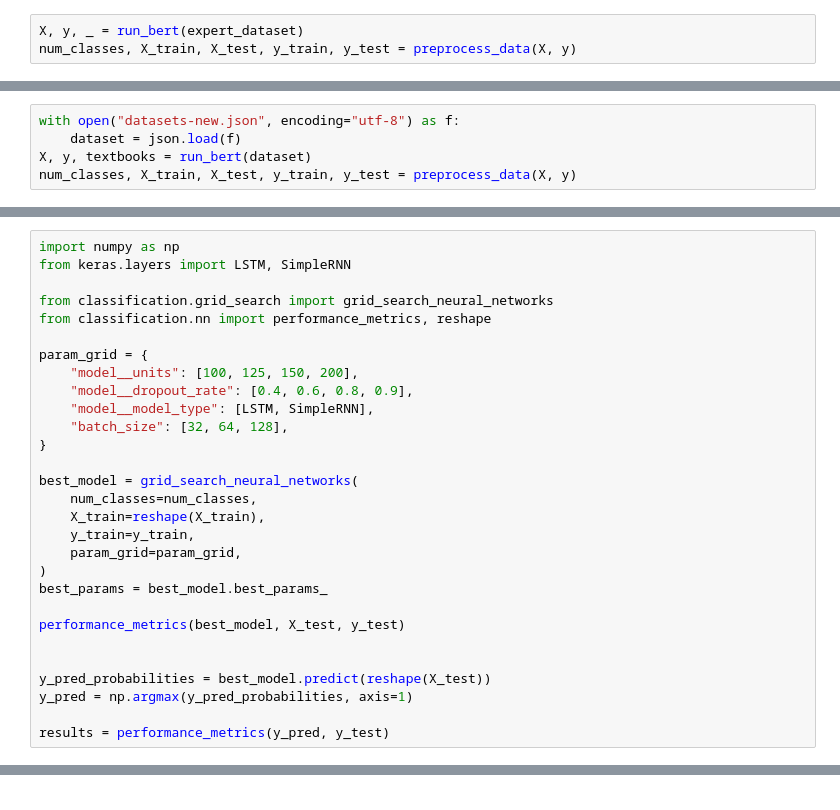
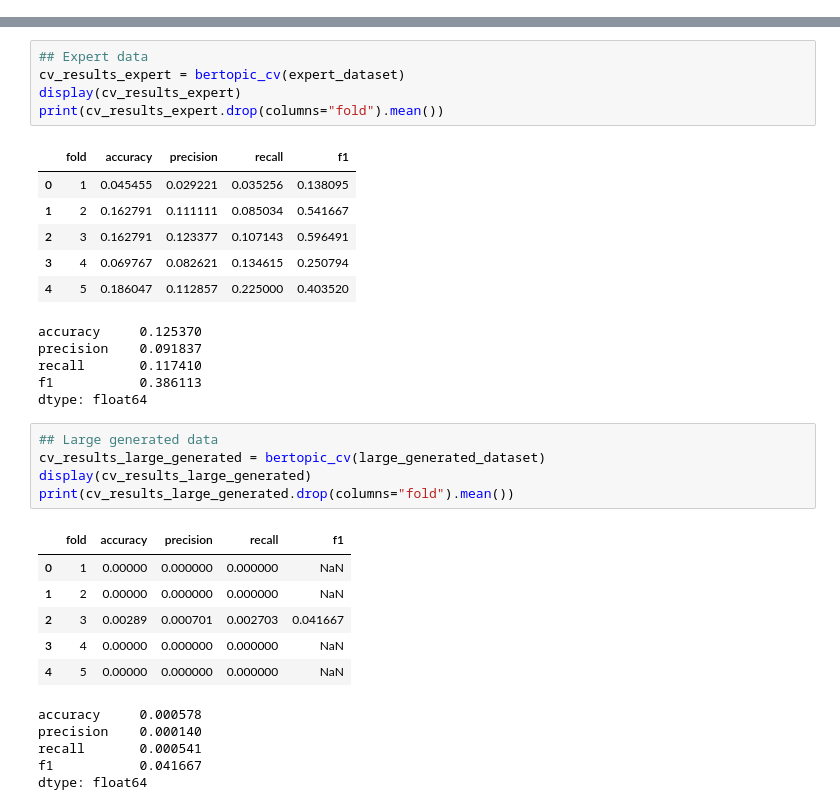
Before and after one commit to haroldcristopher/TextBook_Topic, a Jupyter notebook: classification.ipynb, the cells around one changed output, grey strips where cells are left out. Drawn from its saved outputs; the diff is of its cells as text.

Commit message:
Add classification cross-validation + fine tuning

```diff
--- a/classification.ipynb
+++ b/classification.ipynb
@@ -24,3 +28,0 @@ expert_dataset = expert_integration(
-# %%
-X, y, _ = run_bert(expert_dataset)
-num_classes, X_train, X_test, y_train, y_test = preprocess_data(X, y)
@@ -88,5 +97,0 @@ with open("datasets-new.json", "w") as f:
-# %%
-with open("datasets-new.json", encoding="utf-8") as f:
-    dataset = json.load(f)
-X, y, textbooks = run_bert(dataset)
-num_classes, X_train, X_test, y_train, y_test = preprocess_data(X, y)
@@ -95,29 +97,0 @@ num_classes, X_train, X_test, y_train, y_test = preprocess_data(X, y)
-# %%
-import numpy as np
-from keras.layers import LSTM, SimpleRNN
-
-from classification.grid_search import grid_search_neural_networks
-from classification.nn import performance_metrics, reshape
-
-param_grid = {
-    "model__units": [100, 125, 150, 200],
-    "model__dropout_rate": [0.4, 0.6, 0.8, 0.9],
-    "model__model_type": [LSTM, SimpleRNN],
-    "batch_size": [32, 64, 128],
-}
-
-best_model = grid_search_neural_networks(
-    num_classes=num_classes,
-    X_train=reshape(X_train),
-    y_train=y_train,
-    param_grid=param_grid,
-)
-best_params = best_model.best_params_
-
-performance_metrics(best_model, X_test, y_test)
-
-
-y_pred_probabilities = best_model.predict(reshape(X_test))
-y_pred = np.argmax(y_pred_probabilities, axis=1)
-
-results = performance_metrics(y_pred, y_test)
@@ -123,0 +246,34 @@ results = performance_metrics(y_pred, y_test)
+# %%
+## Expert data
+cv_results_expert = bertopic_cv(expert_dataset)
+display(cv_results_expert)
+print(cv_results_expert.drop(columns="fold").mean())
+# %% [output]
+|  | fold | accuracy | precision | recall | f1 |
+| 0 | 1 | 0.045455 | 0.029221 | 0.035256 | 0.138095 |
+| 1 | 2 | 0.162791 | 0.111111 | 0.085034 | 0.541667 |
+| 2 | 3 | 0.162791 | 0.123377 | 0.107143 | 0.596491 |
+| 3 | 4 | 0.069767 | 0.082621 | 0.134615 | 0.250794 |
+| 4 | 5 | 0.186047 | 0.112857 | 0.225000 | 0.403520 |
+accuracy     0.125370
+precision    0.091837
+recall       0.117410
+f1           0.386113
+dtype: float64
+# %%
+## Large generated data
+cv_results_large_generated = bertopic_cv(large_generated_dataset)
+display(cv_results_large_generated)
+print(cv_results_large_generated.drop(columns="fold").mean())
+# %% [output]
+|  | fold | accuracy | precision | recall | f1 |
+| 0 | 1 | 0.00000 | 0.000000 | 0.000000 | NaN |
+| 1 | 2 | 0.00000 | 0.000000 | 0.000000 | NaN |
+| 2 | 3 | 0.00289 | 0.000701 | 0.002703 | 0.041667 |
+| 3 | 4 | 0.00000 | 0.000000 | 0.000000 | NaN |
+| 4 | 5 | 0.00000 | 0.000000 | 0.000000 | NaN |
+accuracy     0.000578
+precision    0.000140
+recall       0.000541
+f1           0.041667
+dtype: float64
```
Also changed, not shown: parts of 23 cells of this notebook, 5 other files.
